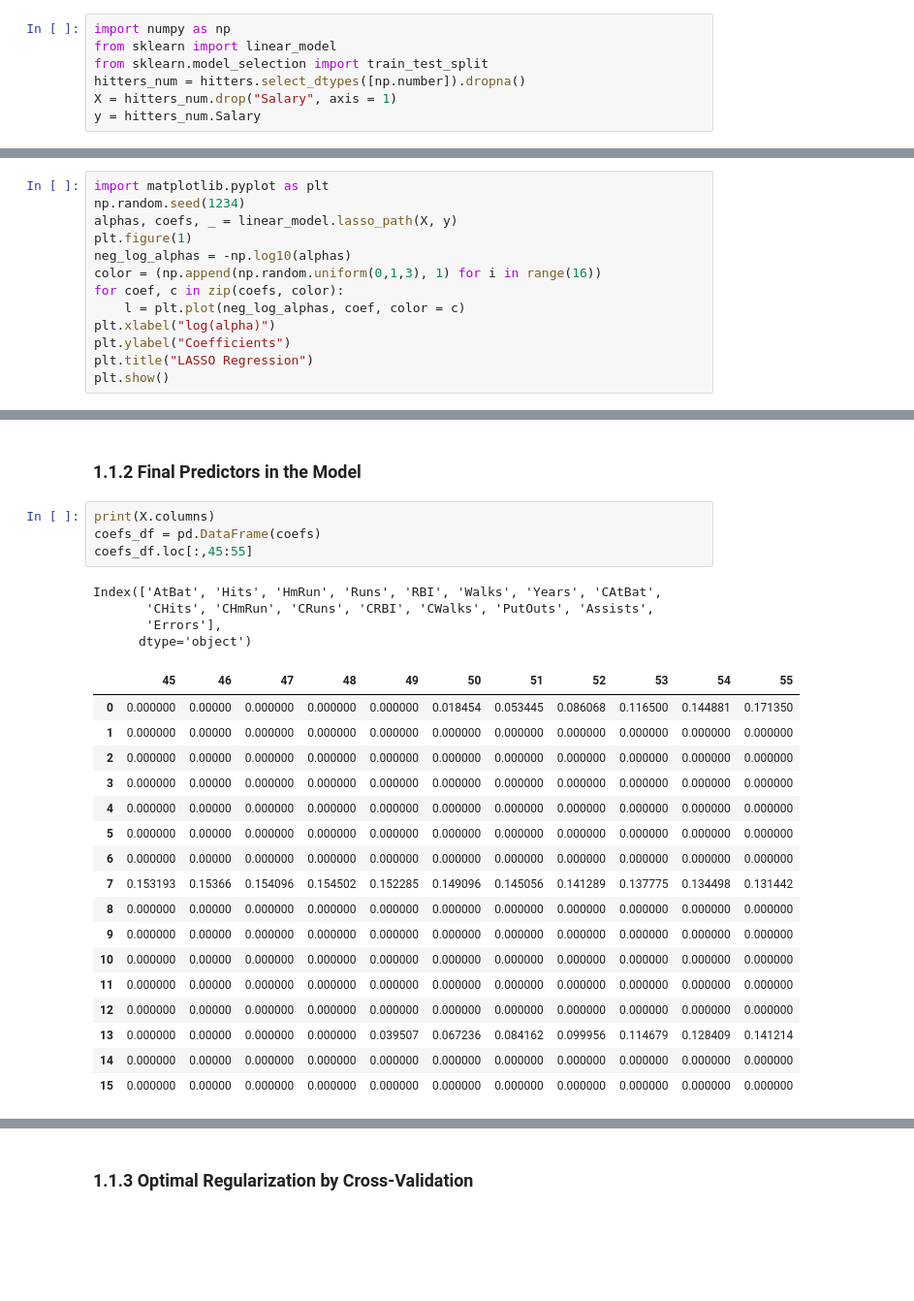
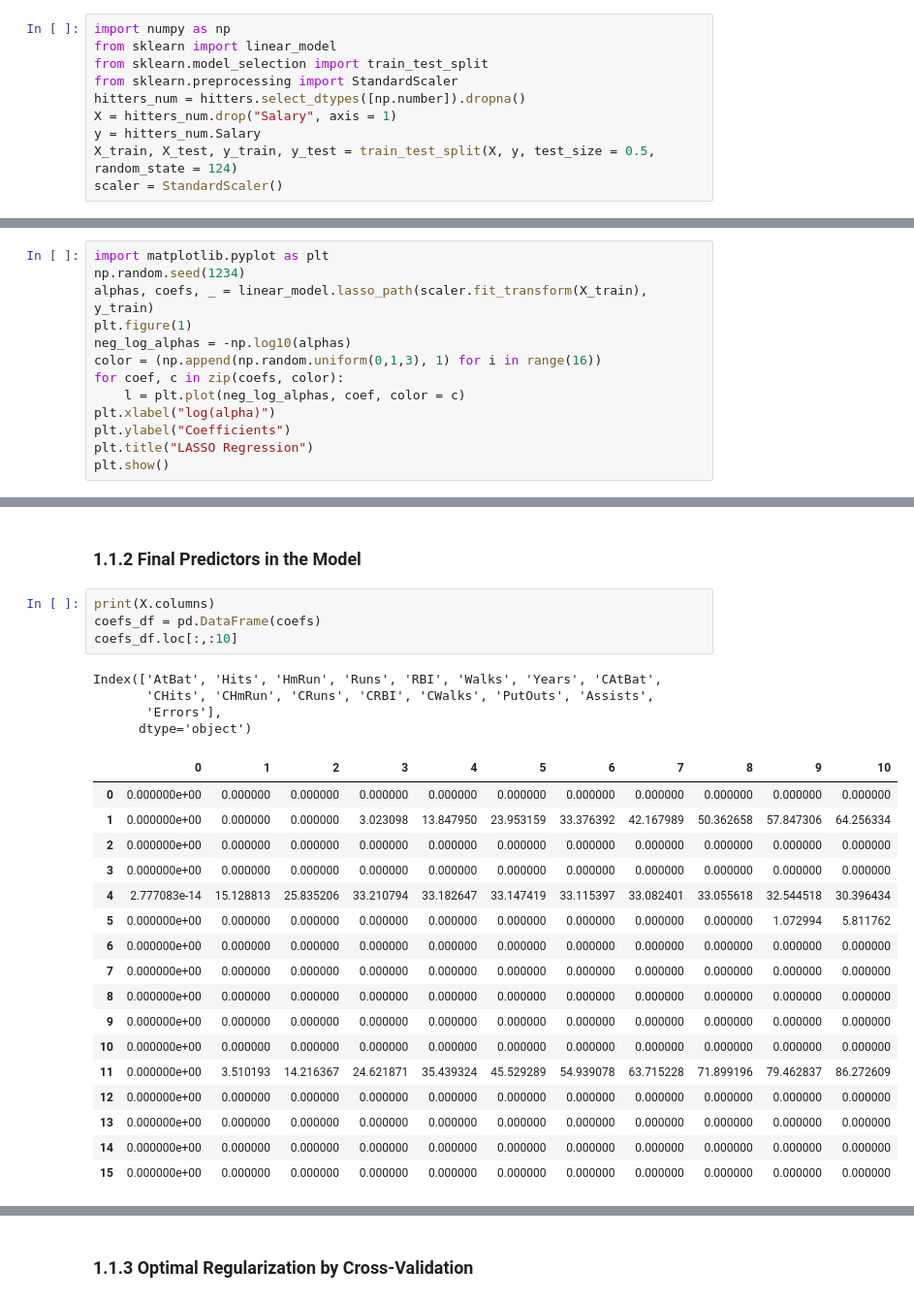
Before and after one commit to liyigao/GU-ANLY-590, a Jupyter notebook: Assignment 0.ipynb, the cells around one changed output, grey strips where cells are left out. Shown at 97% size. Drawn from its saved outputs; the diff is of its cells as text; blank space fills up the shorter version.

```diff
--- a/Assignment 0.ipynb
+++ b/Assignment 0.ipynb
@@ -16,16 +16,19 @@ Drop categorical columns first, and then drop data with missing numeric values.
 import numpy as np
 from sklearn import linear_model
 from sklearn.model_selection import train_test_split
+from sklearn.preprocessing import StandardScaler
 hitters_num = hitters.select_dtypes([np.number]).dropna()
 X = hitters_num.drop("Salary", axis = 1)
 y = hitters_num.Salary
+X_train, X_test, y_train, y_test = train_test_split(X, y, test_size = 0.5, random_state = 124)
+scaler = StandardScaler()
 # %% [markdown]
 ### 1.1.1 Visualization
 Create a visualization of the coefficient trajectories.
 # %%
 import matplotlib.pyplot as plt
 np.random.seed(1234)
-alphas, coefs, _ = linear_model.lasso_path(X, y)
+alphas, coefs, _ = linear_model.lasso_path(scaler.fit_transform(X_train), y_train)
 plt.figure(1)
 neg_log_alphas = -np.log10(alphas)
 color = (np.append(np.random.uniform(0,1,3), 1) for i in range(16))
@@ -42,27 +45,27 @@ plt.show()
 # %%
 print(X.columns)
 coefs_df = pd.DataFrame(coefs)
-coefs_df.loc[:,45:55]
+coefs_df.loc[:,:10]
 # %% [output]
 Index(['AtBat', 'Hits', 'HmRun', 'Runs', 'RBI', 'Walks', 'Years', 'CAtBat',
        'CHits', 'CHmRun', 'CRuns', 'CRBI', 'CWalks', 'PutOuts', 'Assists',
        'Errors'],
       dtype='object')
-|  | 45 | 46 | 47 | 48 | 49 | 50 | 51 | 52 | 53 | 54 | 55 |
-| 0 | 0.000000 | 0.00000 | 0.000000 | 0.000000 | 0.000000 | 0.018454 | 0.053445 | 0.086068 | 0.116500 | 0.144881 | 0.171350 |
-| 1 | 0.000000 | 0.00000 | 0.000000 | 0.000000 | 0.000000 | 0.000000 | 0.000000 | 0.000000 | 0.000000 | 0.000000 | 0.000000 |
-| 2 | 0.000000 | 0.00000 | 0.000000 | 0.000000 | 0.000000 | 0.000000 | 0.000000 | 0.000000 | 0.000000 | 0.000000 | 0.000000 |
-| 3 | 0.000000 | 0.00000 | 0.000000 | 0.000000 | 0.000000 | 0.000000 | 0.000000 | 0.000000 | 0.000000 | 0.000000 | 0.000000 |
-| 4 | 0.000000 | 0.00000 | 0.000000 | 0.000000 | 0.000000 | 0.000000 | 0.000000 | 0.000000 | 0.000000 | 0.000000 | 0.000000 |
-| 5 | 0.000000 | 0.00000 | 0.000000 | 0.000000 | 0.000000 | 0.000000 | 0.000000 | 0.000000 | 0.000000 | 0.000000 | 0.000000 |
-| 6 | 0.000000 | 0.00000 | 0.000000 | 0.000000 | 0.000000 | 0.000000 | 0.000000 | 0.000000 | 0.000000 | 0.000000 | 0.000000 |
-| 7 | 0.153193 | 0.15366 | 0.154096 | 0.154502 | 0.152285 | 0.149096 | 0.145056 | 0.141289 | 0.137775 | 0.134498 | 0.131442 |
-| 8 | 0.000000 | 0.00000 | 0.000000 | 0.000000 | 0.000000 | 0.000000 | 0.000000 | 0.000000 | 0.000000 | 0.000000 | 0.000000 |
-| 9 | 0.000000 | 0.00000 | 0.000000 | 0.000000 | 0.000000 | 0.000000 | 0.000000 | 0.000000 | 0.000000 | 0.000000 | 0.000000 |
-| 10 | 0.000000 | 0.00000 | 0.000000 | 0.000000 | 0.000000 | 0.000000 | 0.000000 | 0.000000 | 0.000000 | 0.000000 | 0.000000 |
-| 11 | 0.000000 | 0.00000 | 0.000000 | 0.000000 | 0.000000 | 0.000000 | 0.000000 | 0.000000 | 0.000000 | 0.000000 | 0.000000 |
-| 12 | 0.000000 | 0.00000 | 0.000000 | 0.000000 | 0.000000 | 0.000000 | 0.000000 | 0.000000 | 0.000000 | 0.000000 | 0.000000 |
-| 13 | 0.000000 | 0.00000 | 0.000000 | 0.000000 | 0.039507 | 0.067236 | 0.084162 | 0.099956 | 0.114679 | 0.128409 | 0.141214 |
-| 14 | 0.000000 | 0.00000 | 0.000000 | 0.000000 | 0.000000 | 0.000000 | 0.000000 | 0.000000 | 0.000000 | 0.000000 | 0.000000 |
-| 15 | 0.000000 | 0.00000 | 0.000000 | 0.000000 | 0.000000 | 0.000000 | 0.000000 | 0.000000 | 0.000000 | 0.000000 | 0.000000 |
+|  | 0 | 1 | 2 | 3 | 4 | 5 | 6 | 7 | 8 | 9 | 10 |
+| 0 | 0.000000e+00 | 0.000000 | 0.000000 | 0.000000 | 0.000000 | 0.000000 | 0.000000 | 0.000000 | 0.000000 | 0.000000 | 0.000000 |
+| 1 | 0.000000e+00 | 0.000000 | 0.000000 | 3.023098 | 13.847950 | 23.953159 | 33.376392 | 42.167989 | 50.362658 | 57.847306 | 64.256334 |
+| 2 | 0.000000e+00 | 0.000000 | 0.000000 | 0.000000 | 0.000000 | 0.000000 | 0.000000 | 0.000000 | 0.000000 | 0.000000 | 0.000000 |
+| 3 | 0.000000e+00 | 0.000000 | 0.000000 | 0.000000 | 0.000000 | 0.000000 | 0.000000 | 0.000000 | 0.000000 | 0.000000 | 0.000000 |
+| 4 | 2.777083e-14 | 15.128813 | 25.835206 | 33.210794 | 33.182647 | 33.147419 | 33.115397 | 33.082401 | 33.055618 | 32.544518 | 30.396434 |
+| 5 | 0.000000e+00 | 0.000000 | 0.000000 | 0.000000 | 0.000000 | 0.000000 | 0.000000 | 0.000000 | 0.000000 | 1.072994 | 5.811762 |
+| 6 | 0.000000e+00 | 0.000000 | 0.000000 | 0.000000 | 0.000000 | 0.000000 | 0.000000 | 0.000000 | 0.000000 | 0.000000 | 0.000000 |
+| 7 | 0.000000e+00 | 0.000000 | 0.000000 | 0.000000 | 0.000000 | 0.000000 | 0.000000 | 0.000000 | 0.000000 | 0.000000 | 0.000000 |
+| 8 | 0.000000e+00 | 0.000000 | 0.000000 | 0.000000 | 0.000000 | 0.000000 | 0.000000 | 0.000000 | 0.000000 | 0.000000 | 0.000000 |
+| 9 | 0.000000e+00 | 0.000000 | 0.000000 | 0.000000 | 0.000000 | 0.000000 | 0.000000 | 0.000000 | 0.000000 | 0.000000 | 0.000000 |
+| 10 | 0.000000e+00 | 0.000000 | 0.000000 | 0.000000 | 0.000000 | 0.000000 | 0.000000 | 0.000000 | 0.000000 | 0.000000 | 0.000000 |
+| 11 | 0.000000e+00 | 3.510193 | 14.216367 | 24.621871 | 35.439324 | 45.529289 | 54.939078 | 63.715228 | 71.899196 | 79.462837 | 86.272609 |
+| 12 | 0.000000e+00 | 0.000000 | 0.000000 | 0.000000 | 0.000000 | 0.000000 | 0.000000 | 0.000000 | 0.000000 | 0.000000 | 0.000000 |
+| 13 | 0.000000e+00 | 0.000000 | 0.000000 | 0.000000 | 0.000000 | 0.000000 | 0.000000 | 0.000000 | 0.000000 | 0.000000 | 0.000000 |
+| 14 | 0.000000e+00 | 0.000000 | 0.000000 | 0.000000 | 0.000000 | 0.000000 | 0.000000 | 0.000000 | 0.000000 | 0.000000 | 0.000000 |
+| 15 | 0.000000e+00 | 0.000000 | 0.000000 | 0.000000 | 0.000000 | 0.000000 | 0.000000 | 0.000000 | 0.000000 | 0.000000 | 0.000000 |
 # %% [markdown]
```
Also changed, not shown: parts of 6 cells of this notebook.
